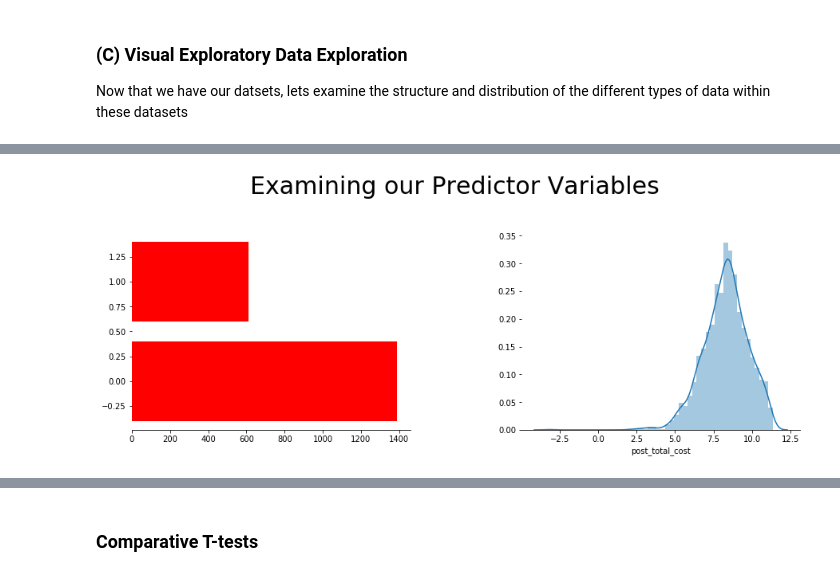
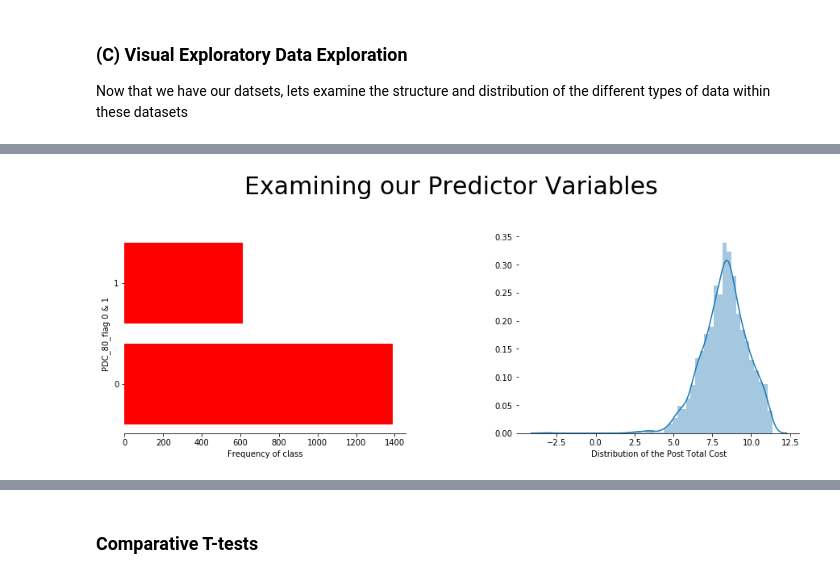
Before and after one commit to edalrami/hccs-final, a Jupyter notebook: Healthcare Final Project - DR.ipynb, the cells around one changed output, grey strips where cells are left out. Cells and saved outputs as stored; diff of their text form; code cells hidden in the pictures.

```diff
--- a/Healthcare Final Project - DR.ipynb
+++ b/Healthcare Final Project - DR.ipynb
@@ -301,23 +246,25 @@ sns.despine(left=True)
 # %%
 # Taking a look at our predictor variables
 
 plt.figure(figsize=(15,10))
 plt.subplots_adjust(left=None, bottom=None, right=None, top=None, wspace=0.4, hspace=None)
 plt.suptitle('Examining our Predictor Variables', fontsize=30)
 
 #-------------------------------------------
 
 # Plotting the predictor variable to convey class balance or imbalance
 plt.subplot(2,2,1)
-
 a = pd.DataFrame(data.groupby(data.pdc_80_flag)['pdc_80_flag'].count())
 plt.barh(list(a.index),a.pdc_80_flag, color = 'red')
+plt.xlabel('Frequency of class')
+plt.ylabel('PDC_80_flag 0 & 1')
+plt.yticks([0,1])
 
 #-------------------------------------------
 # Plotting the predictor variable to convey class balance or imbalance
 plt.subplot(2,2,2)
-sns.distplot(np.log(data['post_total_cost']), label="Actual High")  # Log transforming the post_total_cost
-
+sns.distplot((np.log(data['post_total_cost'])), label="Actual High")  # Log transforming the post_total_cost
+plt.xlabel('Distribution of the Post Total Cost')
 sns.despine(left=True)
 # %% [output]
-[figure, old version]
+[figure, new version]
```
Also changed, not shown: parts of 80 cells of this notebook.
